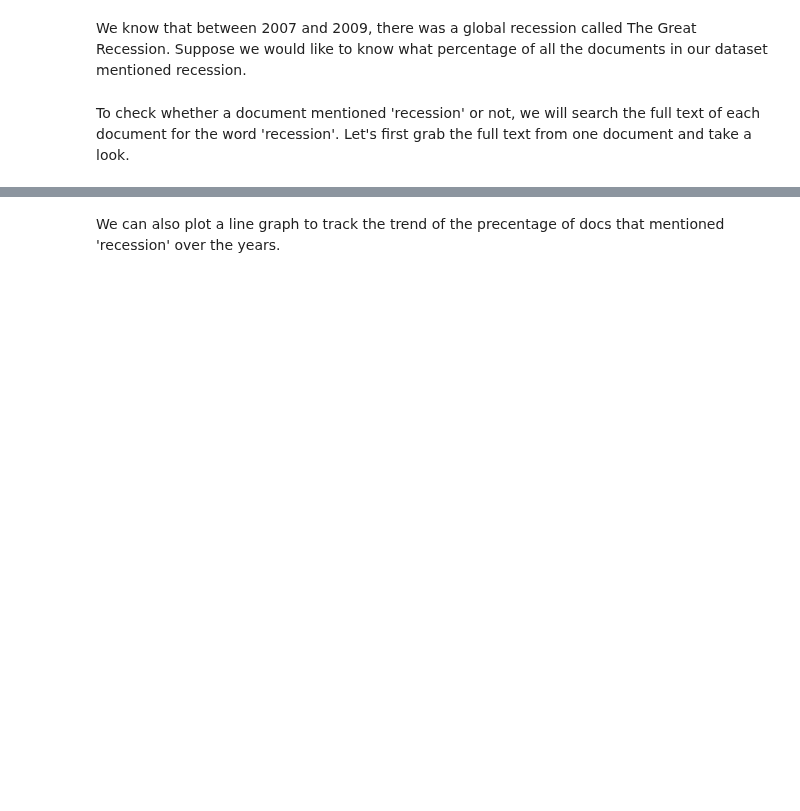
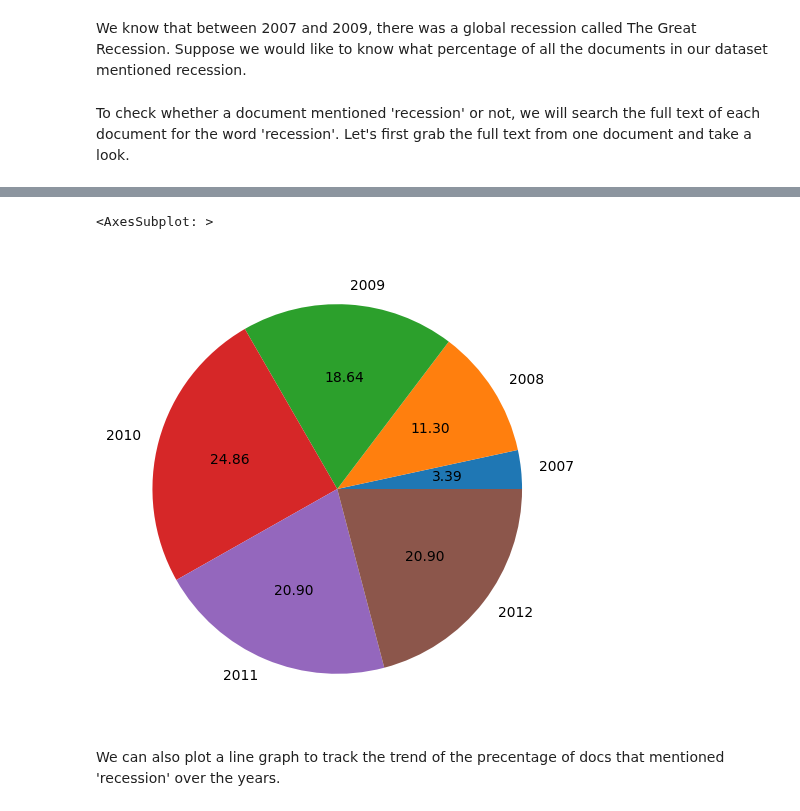
Before and after one commit to ithaka/constellate-notebooks, a Jupyter notebook: pandas-3.ipynb, the cells around one changed output, grey strips where cells are left out. Cells and saved outputs as stored; diff of their text form; code cells hidden in the pictures; blank space fills up the shorter version.

```diff
--- a/pandas-3.ipynb
+++ b/pandas-3.ipynb
@@ -147,3 +272,3 @@ df.loc[0, 'fullText']
 # %%
 # Join the strings in each list in the column 'fullText' into a big string
-df['fullText'] = df['fullText'].apply(lambda r: ''.join(r))
+df['fullText'] = df['fullText'].str.join('')
@@ -155,4 +298,4 @@ df
 # %%
 # Get the rows where the value in the 'recession' column is true
-recession_docs = df[df['recession']==True]
-recession_docs
+rec_docs = df[df['recession']==True]
+rec_docs
@@ -159,4 +316,4 @@ recession_docs
 # %%
 # Get how many docs from each year mentioned 'recession'
-recession_docs_by_year = recession_docs.groupby('publicationYear')['recession'].count()
-recession_docs_by_year
+rec_docs_by_year = rec_docs.groupby('publicationYear').size()
+rec_docs_by_year
@@ -163,9 +329,12 @@ recession_docs_by_year
 # %%
 # Plot a pie graph showing
 # of all docs that mentioned 'recession'
 # what percentage of the docs is from 2007, what percentage of the docs is from 2008,
 # so on and so forth
-recession_docs_by_year.plot(kind='pie', label="")
+rec_docs_by_year.plot(kind='pie', autopct="%.2f", figsize=(6,6))
+# %% [output]
+<AxesSubplot: >
+[figure, added]
 # %% [markdown]
 We can also plot a line graph to track the trend of the precentage of docs that mentioned 'recession' over the years.
 # %%
```
Also changed, not shown: parts of 42 cells of this notebook.
